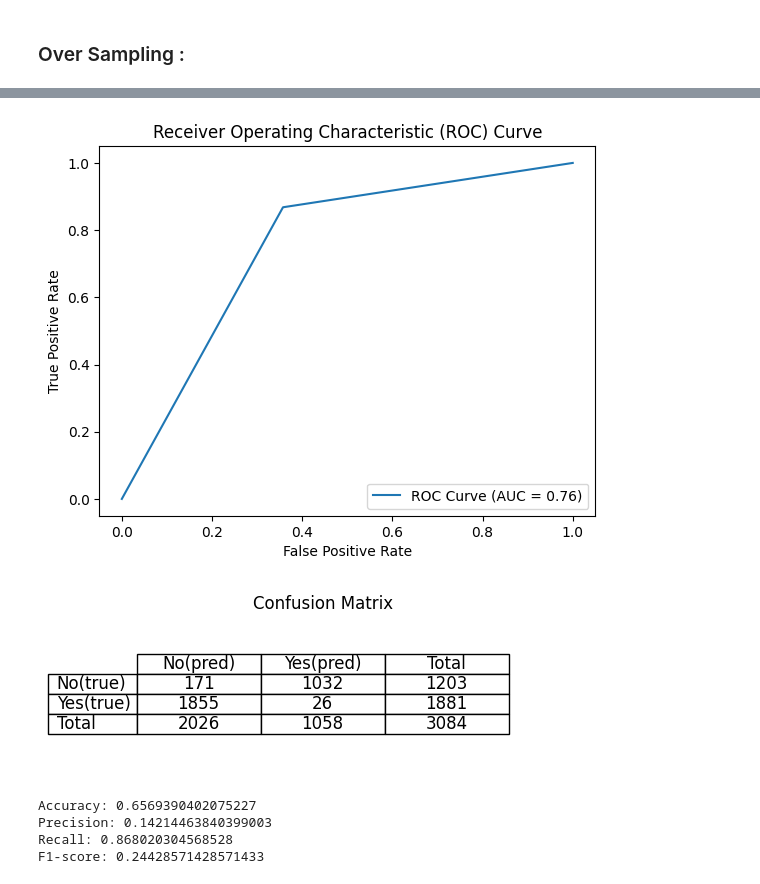
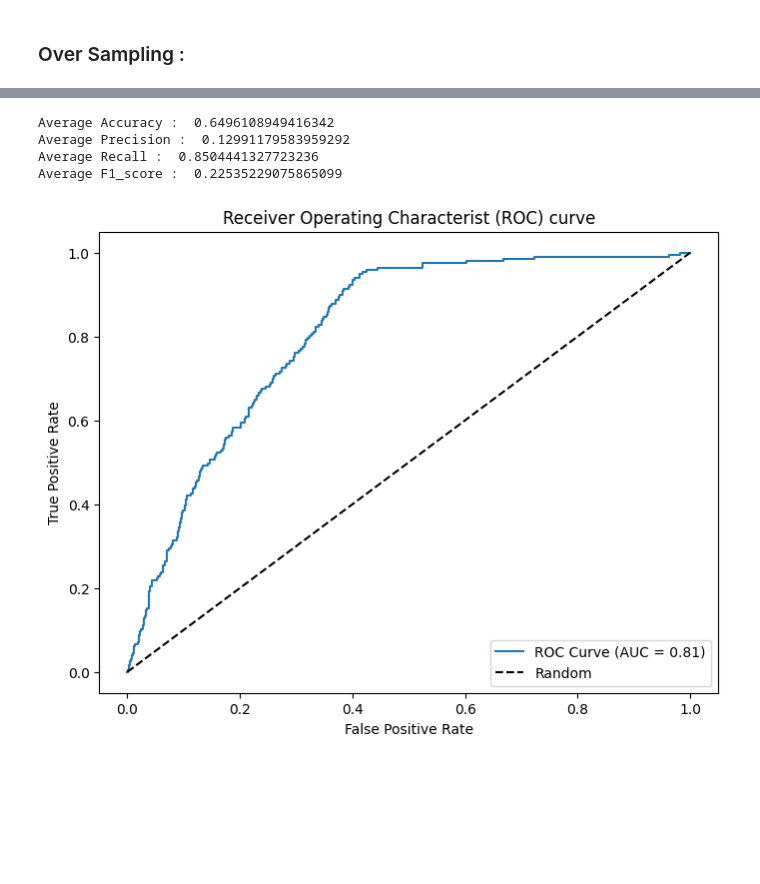
Before and after one commit to Alirezarahhmati/KaggleClaimFraudClassification, a Jupyter notebook: FraudDetector.ipynb, the cells around one changed output, grey strips where cells are left out. Saved outputs shown, nothing was run; the diff lists cells and outputs as text; code cells hidden in the pictures; blank space fills up the shorter version.

```diff
--- a/FraudDetector.ipynb
+++ b/FraudDetector.ipynb
@@ -277,15 +277,18 @@ def plot_table(TN, FP, FN, TP):
 # %%
+from sklearn.model_selection import cross_val_predict, StratifiedKFold
 from sklearn.metrics import roc_curve, roc_auc_score
 import matplotlib.pyplot as plt
 
-def plot_ROC(y_true, y_pred):
-  fpr, tpr, thresholds = roc_curve(y_true, y_pred)
-  auc_score = roc_auc_score(y_true, y_pred)
 
-  plt.plot(fpr, tpr, label='ROC Curve (AUC = {:.2f})'.format(auc_score))
-  # plt.plot([0, 1], [0, 1], 'k--')  # Plot the random guessing curve
+def plot_roc_curve(model, X, y):
+  y_pred = model.predict_proba(X)[:, 1]
+  fpr, tpr , _ = roc_curve(y, y_pred)
+  auc = roc_auc_score(y, y_pred)
+  plt.figure(figsize=(8,6))
+  plt.plot(fpr, tpr, label=f'ROC Curve (AUC = {auc:.2f})')
+  plt.plot([0, 1], [0, 1], 'k--', label='Random')
   plt.xlabel('False Positive Rate')
   plt.ylabel('True Positive Rate')
-  plt.title('Receiver Operating Characteristic (ROC) Curve')
+  plt.title('Receiver Operating Characterist (ROC) curve')
   plt.legend(loc='lower right')
   plt.show()
@@ -416,9 +360,38 @@ F1-score: 0.009950248756218904
-# %%
-Logistic_Regresion(X_train_resample, y_train_resample, X_test, y_test)
-# %% [output]
-[figure, removed]
-[figure, removed]
-Accuracy: 0.6569390402075227
-Precision: 0.14214463840399003
-Recall: 0.868020304568528
-F1-score: 0.24428571428571433
+# %%
+import numpy as np
+
+accuracy_av = np.average(accuracies)
+precision_av = np.average(precisions)
+recall_av = np.average(recalls)
+F1_av = np.average(f1_scores)
+
+print('Average Accuracy for Logistic Regression : ', accuracy_av)
+print('Average Precision for Logistic Regression : ', precision_av)
+print('Average Recall for Logistic Regression : ', recall_av)
+print('Average F1_score for Logistic Regression : ', F1_av)
+# %% [output]
+Average Accuracy :  0.6496108949416342
+Average Precision :  0.12991179583959292
+Average Recall :  0.8504441327723236
+Average F1_score :  0.22535229075865099
+# %%
+import numpy as np
+from sklearn.preprocessing import StandardScaler
+from imblearn.over_sampling import RandomOverSampler
+from sklearn.model_selection import train_test_split
+from sklearn.linear_model import LogisticRegression
+
+X_train, X_test, y_train, y_test = train_test_split(X, y, test_size=0.2, random_state=42)
+
+scaler = StandardScaler()
+X_train = scaler.fit_transform(X_train)
+X_test = scaler.transform(X_test)
+
+ros = RandomOverSampler(random_state=42)
+X_train_resample, y_train_resample = ros.fit_resample(X_train, y_train)
+model = LogisticRegression(max_iter=1000)
+model.fit(X_train_resample, y_train_resample)
+
+plot_roc_curve(model, X_test, y_test)
+# %% [output]
+[figure, added]
```
Also changed, not shown: parts of 12 cells of this notebook.
